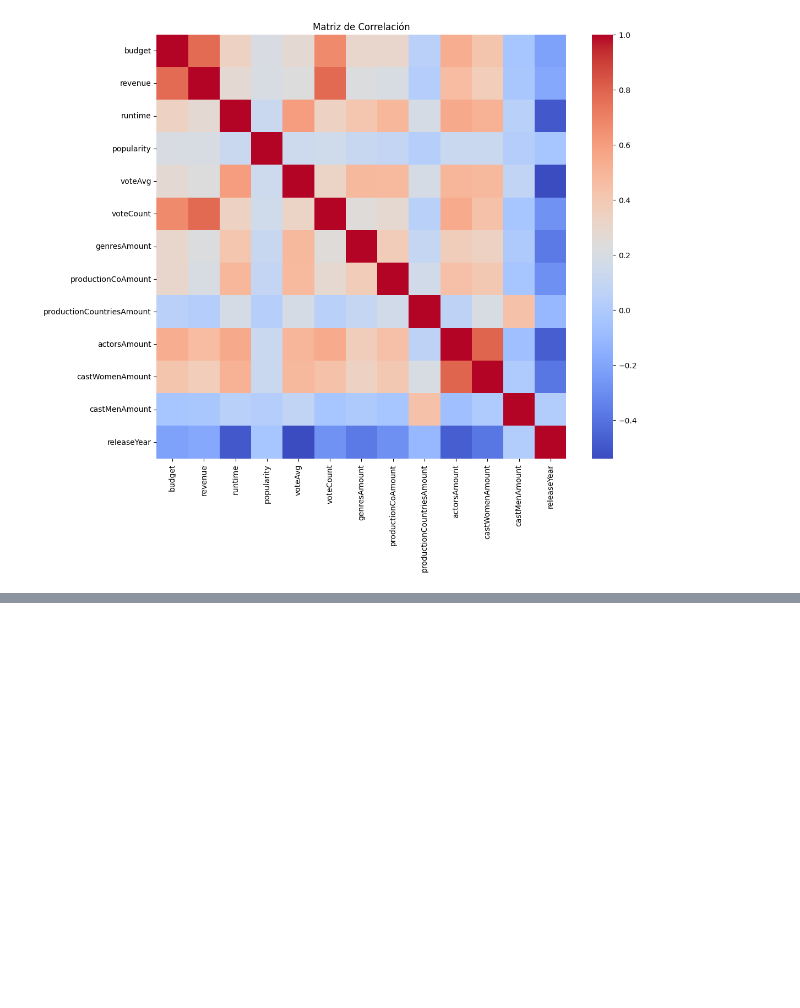
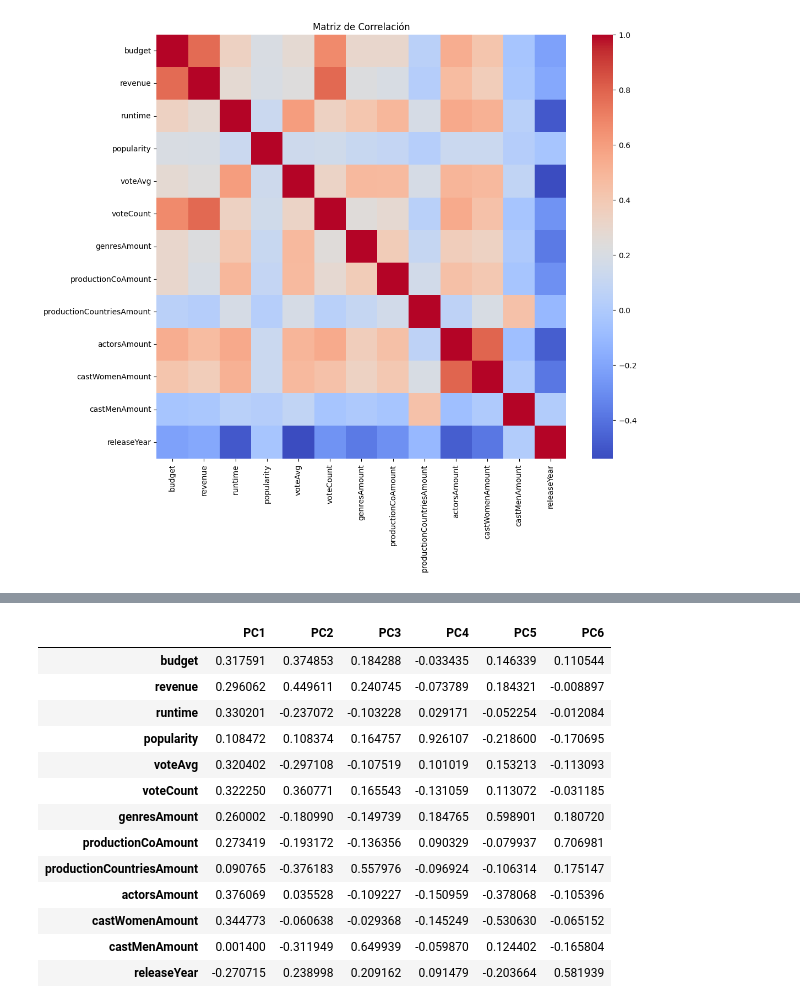
Before and after one commit to Ninaswiftie09/Mineria-de-Datos, a Jupyter notebook: pca.ipynb, the cells around one changed output, grey strips where cells are left out. Drawn from its saved outputs; the diff is of its cells as text; code cells hidden in the pictures; blank space fills up the shorter version.

```diff
--- a/pca.ipynb
+++ b/pca.ipynb
@@ -91,0 +197,27 @@ plt.show()
+# %%
+# ===============================
+# 13. INTERPRETACIÓN DE COMPONENTES
+# ===============================
+
+loadings = pd.DataFrame(
+    pca_final.components_.T,
+    columns=[f'PC{i+1}' for i in range(n_componentes)],
+    index=df_num.columns
+)
+
+loadings
+# %% [output]
+|  | PC1 | PC2 | PC3 | PC4 | PC5 | PC6 |
+| budget | 0.317591 | 0.374853 | 0.184288 | -0.033435 | 0.146339 | 0.110544 |
+| revenue | 0.296062 | 0.449611 | 0.240745 | -0.073789 | 0.184321 | -0.008897 |
+| runtime | 0.330201 | -0.237072 | -0.103228 | 0.029171 | -0.052254 | -0.012084 |
+| popularity | 0.108472 | 0.108374 | 0.164757 | 0.926107 | -0.218600 | -0.170695 |
+| voteAvg | 0.320402 | -0.297108 | -0.107519 | 0.101019 | 0.153213 | -0.113093 |
+| voteCount | 0.322250 | 0.360771 | 0.165543 | -0.131059 | 0.113072 | -0.031185 |
+| genresAmount | 0.260002 | -0.180990 | -0.149739 | 0.184765 | 0.598901 | 0.180720 |
+| productionCoAmount | 0.273419 | -0.193172 | -0.136356 | 0.090329 | -0.079937 | 0.706981 |
+| productionCountriesAmount | 0.090765 | -0.376183 | 0.557976 | -0.096924 | -0.106314 | 0.175147 |
+| actorsAmount | 0.376069 | 0.035528 | -0.109227 | -0.150959 | -0.378068 | -0.105396 |
+| castWomenAmount | 0.344773 | -0.060638 | -0.029368 | -0.145249 | -0.530630 | -0.065152 |
+| castMenAmount | 0.001400 | -0.311949 | 0.649939 | -0.059870 | 0.124402 | -0.165804 |
+| releaseYear | -0.270715 | 0.238998 | 0.209162 | 0.091479 | -0.203664 | 0.581939 |
```
Also changed, not shown: parts of 8 cells of this notebook.
